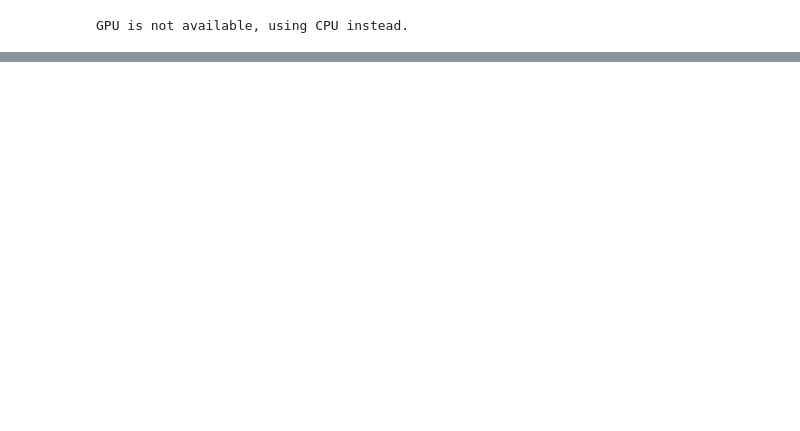
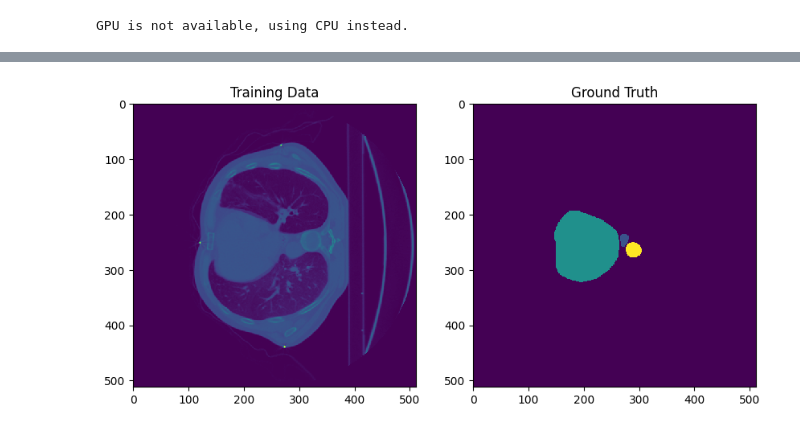
Before and after one commit to jakekirsch/ecs271-finalproject, a Jupyter notebook: main.ipynb, the cells around one changed output, grey strips where cells are left out. Drawn from its saved outputs; the diff is of its cells as text; code cells hidden in the pictures; blank space fills up the shorter version.

```diff
--- a/main.ipynb
+++ b/main.ipynb
@@ -28,3 +30,7 @@ x, y = get_sample_data()
+# %%
+plot_slice(x, y, slice_idx=100)
+# %% [output]
+[figure, added]
 # %%
 
 image, label = load_dataset('../data/Patient_01.nii', '../data/GT.nii') #shape(512,512,229)
```
Also changed, not shown: parts of 1 cell of this notebook, 21 other files.
